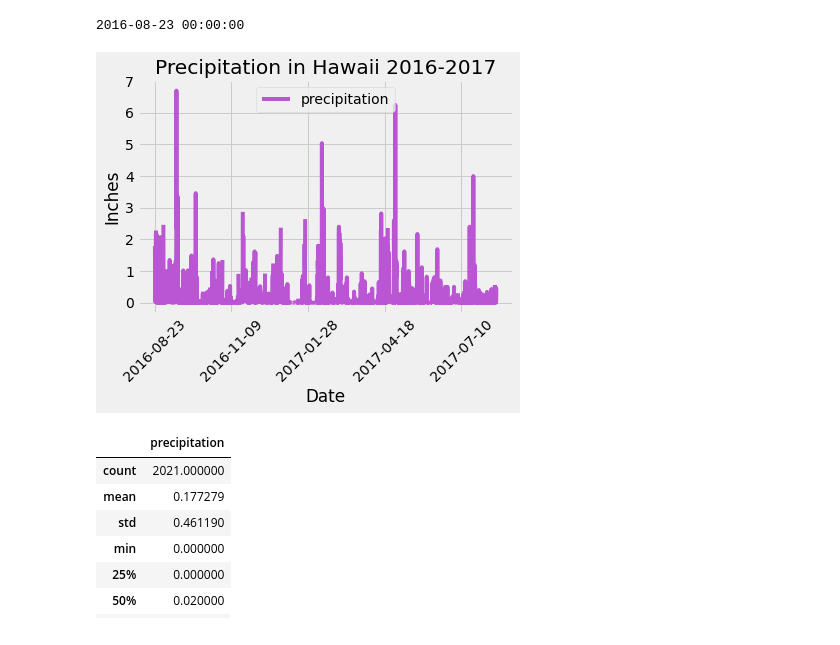
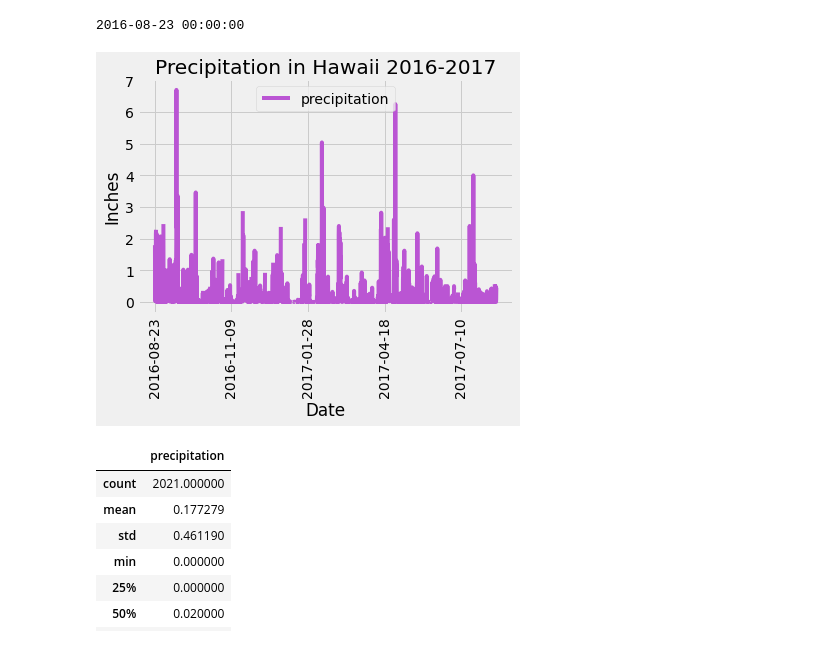
Before and after one commit to sumitz1207/sqlalchemy-challenge, a Jupyter notebook: climate_analysis.ipynb, the cells around one changed output. Cells and saved outputs as stored; diff of their text form; code cells hidden in the pictures.

```diff
--- a/climate_analysis.ipynb
+++ b/climate_analysis.ipynb
@@ -46,23 +46,23 @@ print(lasty)
 # %%
 
 # Perform a query to retrieve the data and precipitation scores
 results = session.query(meas.date, meas.prcp).filter(meas.date >= (dt.date(2017, 8, 23) - dt.timedelta(days=365))).all()
 
 # Save the query results as a Pandas DataFrame and set the index to the date column
 dataframe = pd.DataFrame(results, columns=['date', 'precipitation'])
 
 # Sort the dataframe by date
 dataframe = dataframe.sort_values("date")
 
 # Use Pandas Plotting with Matplotlib to plot the data
-dataframe.plot(x='date', y='precipitation', rot=45, color="mediumorchid")
+dataframe.plot(x='date', y='precipitation', rot=90, color="mediumorchid")
 plt.xlabel("Date")
 plt.legend(loc= 'best')
 plt.ylabel("Inches")
 plt.title("Precipitation in Hawaii 2016-2017")
 plt.savefig('Output/Hawaii_Precipitation.png')
 # %% [output]
-[figure, old version]
+[figure, new version]
 # %%
 # Use Pandas to calcualte the summary statistics for the precipitation data
 dataframe.describe()
```
